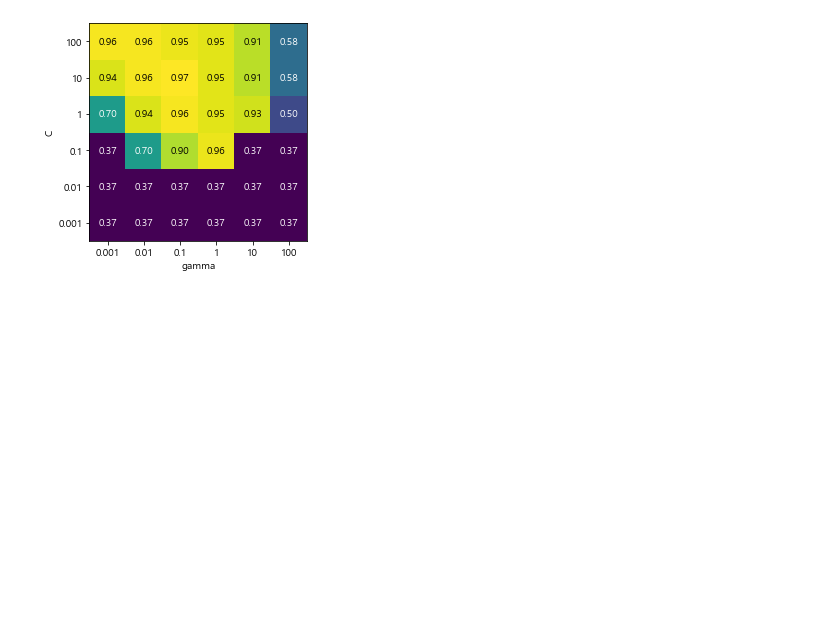
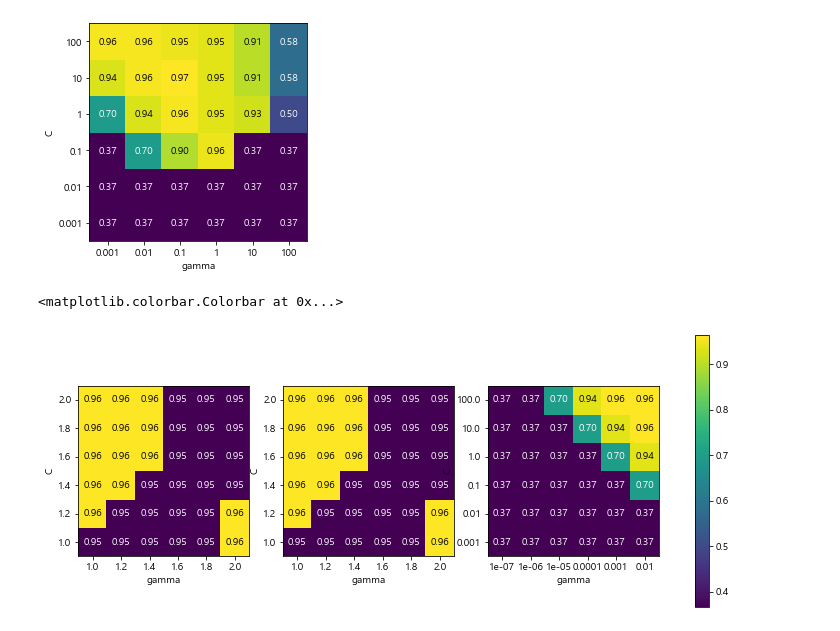
Before and after one commit to ikeven94/py_repo, a Jupyter notebook: Model Evaluation_Accuracy improvement.ipynb, the cells around one changed output. Drawn from its saved outputs; the diff is of its cells as text; code cells hidden in the pictures; blank space fills up the shorter version.

```diff
--- a/Model Evaluation_Accuracy improvement.ipynb
+++ b/Model Evaluation_Accuracy improvement.ipynb
@@ -349,22 +349,30 @@ mglearn.tools.heatmap(scores, xlabel="gamma", xticklabels=param_grid['gamma'],
 <matplotlib.collections.PolyCollection at 0x...>
 [figure]
 # %%
+# 적절하지 않은 매개변수 그리드의 히트맵
+
+import matplotlib.pyplot as plt
 fig, axes = plt.subplots(1, 3, figsize=(13,5))
 
 param_grid_linear = {'C':np.linspace(1,2,6),
                     'gamma':np.linspace(1,2,6)}
 
 param_grid_one_log = {'C':np.linspace(1,2,6),
                      'gamma':np.linspace(1,2,6)}
 
 param_grid_range = {'C':np.logspace(-3,2,6),
                    'gamma':np.logspace(-7,-2,6)}
 
-for param_grid, ax in zip([param_grid_linear, param_grid_one_log, parma_grid_range], axes):
+for param_grid, ax in zip([param_grid_linear, param_grid_one_log, param_grid_range], axes):
     grid_search = GridSearchCV(SVC(), param_grid,cv=5)
     grid_search.fit(X_train,y_train)
     scores = grid_search.cv_results_['mean_test_score'].reshape(6,6)
 
     scores_image = mglearn.tools.heatmap(
         scores, xlabel = 'gamma', ylabel='C', xticklabels=param_grid['gamma'],
-        )
+        yticklabels=param_grid['C'], cmap='viridis', ax=ax)
+
+plt.colorbar(scores_image, ax=axes.tolist())
+# %% [output]
+<matplotlib.colorbar.Colorbar at 0x...>
+[figure, added]
```
Also changed, not shown: parts of 9 cells of this notebook.
